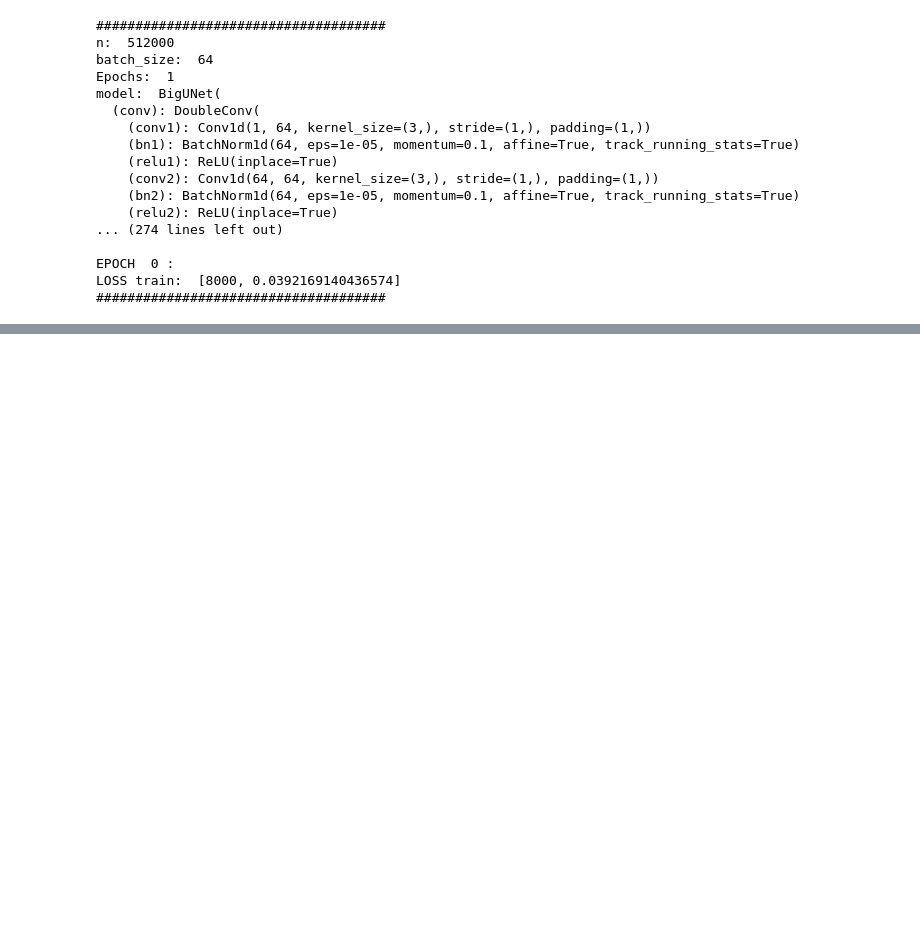
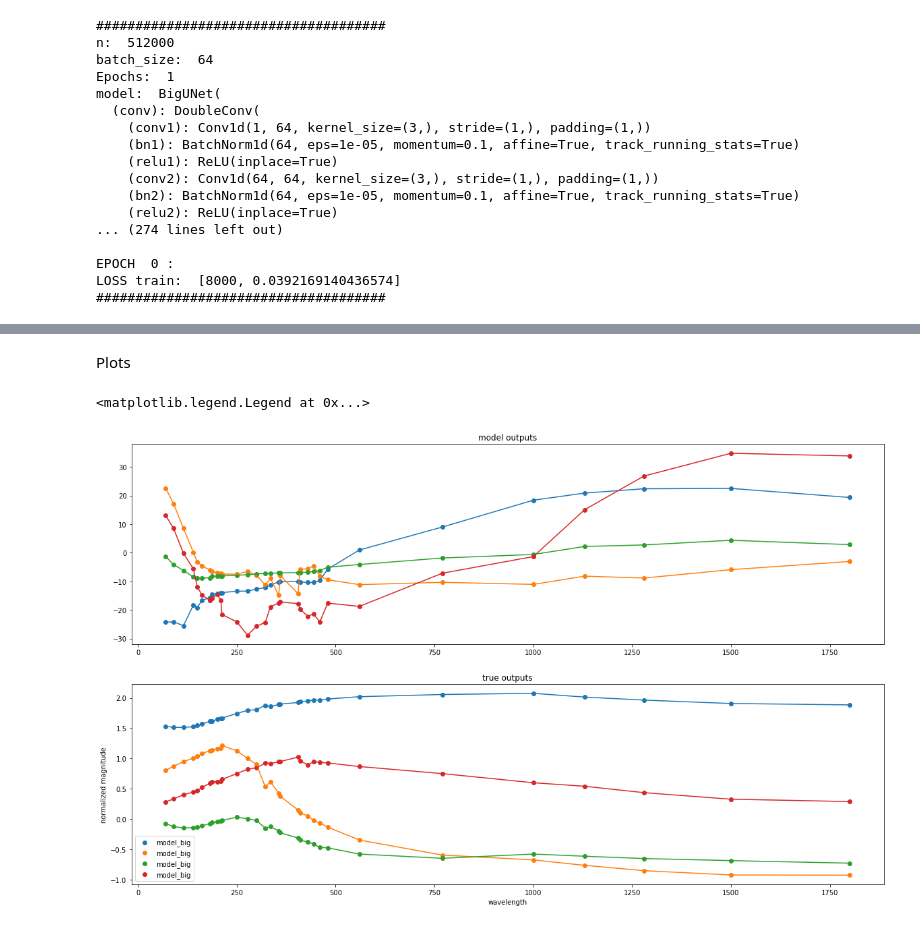
Before and after one commit to smoffe1604/BSc, a Jupyter notebook: main.ipynb, the cells around one changed output, grey strips where cells are left out. Drawn from its saved outputs; the diff is of its cells as text; code cells hidden in the pictures; blank space fills up the shorter version.

```diff
--- a/main.ipynb
+++ b/main.ipynb
@@ -571,0 +447,26 @@ array([18.18387858, 19.11158712, 18.77033567, 18.73173945, 19.83147745,
+# %% [markdown]
+Plots
+# %%
+device = "cpu"
+X_T = [np.random.multivariate_normal(np.zeros(31), np.identity(31)) for _ in range(4)]
+
+plt.figure(figsize= (20, 12))
+
+for i in range(4):
+    plt.subplot(2, 1, 1)
+    plt.title('model outputs')
+    plt.scatter(filter_wls, denoise(model_bigEpoch, X_T[i]).cpu().detach(), label = "model_big")
+    plt.plot(filter_wls, (denoise(model_bigEpoch, X_T[i]).cpu().detach()).squeeze())
+    plt.subplot(2, 1, 2)
+    plt.title('true outputs')
+    r = np.random.randint(0, 100)
+    plt.scatter(filter_wls, X_normalized[r], label = "model_big")
+    plt.plot(filter_wls, X_normalized[r])
+
+plt.ylabel("normalized magnitude")
+#plt.ylim(-2, 2)
+plt.xlabel("wavelength")
+plt.legend()
+# %% [output]
+<matplotlib.legend.Legend at 0x...>
+[figure, added]
```
Also changed, not shown: parts of 25 cells of this notebook, 3 other files.
